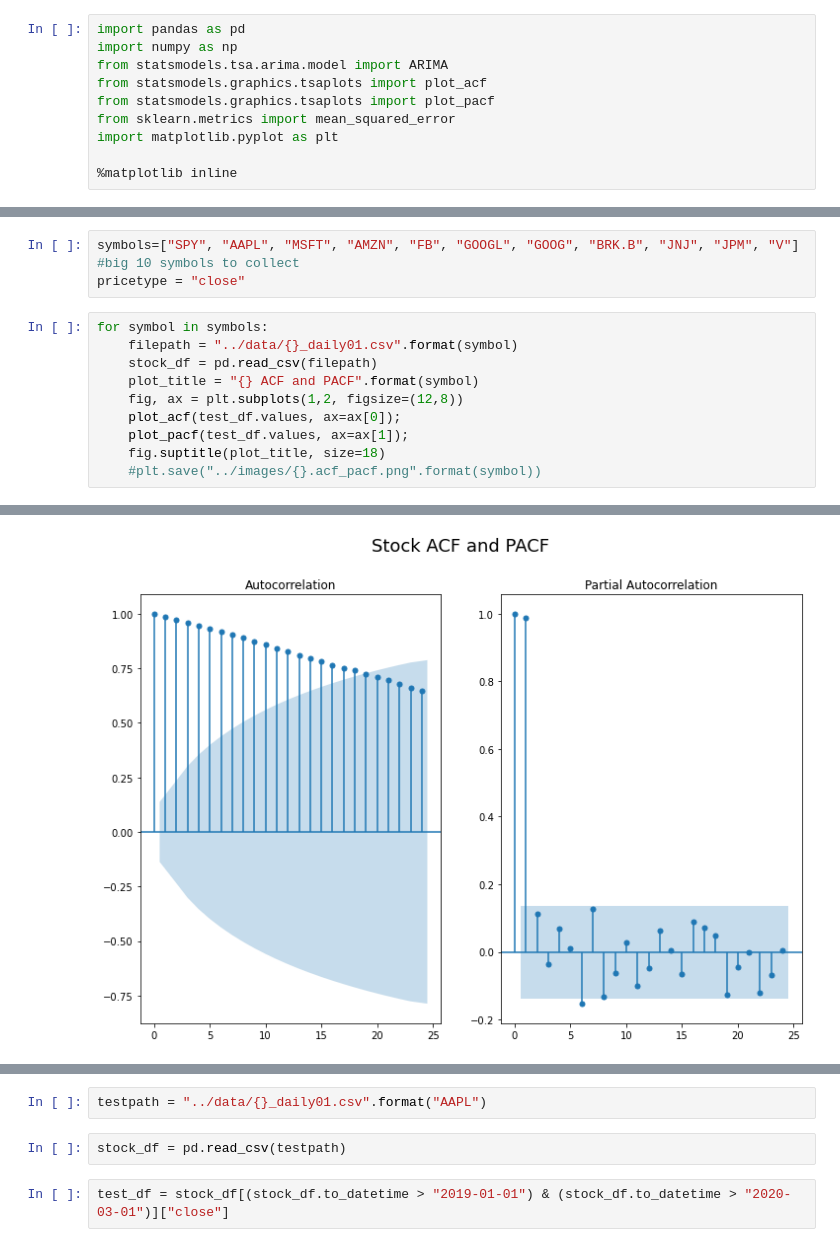
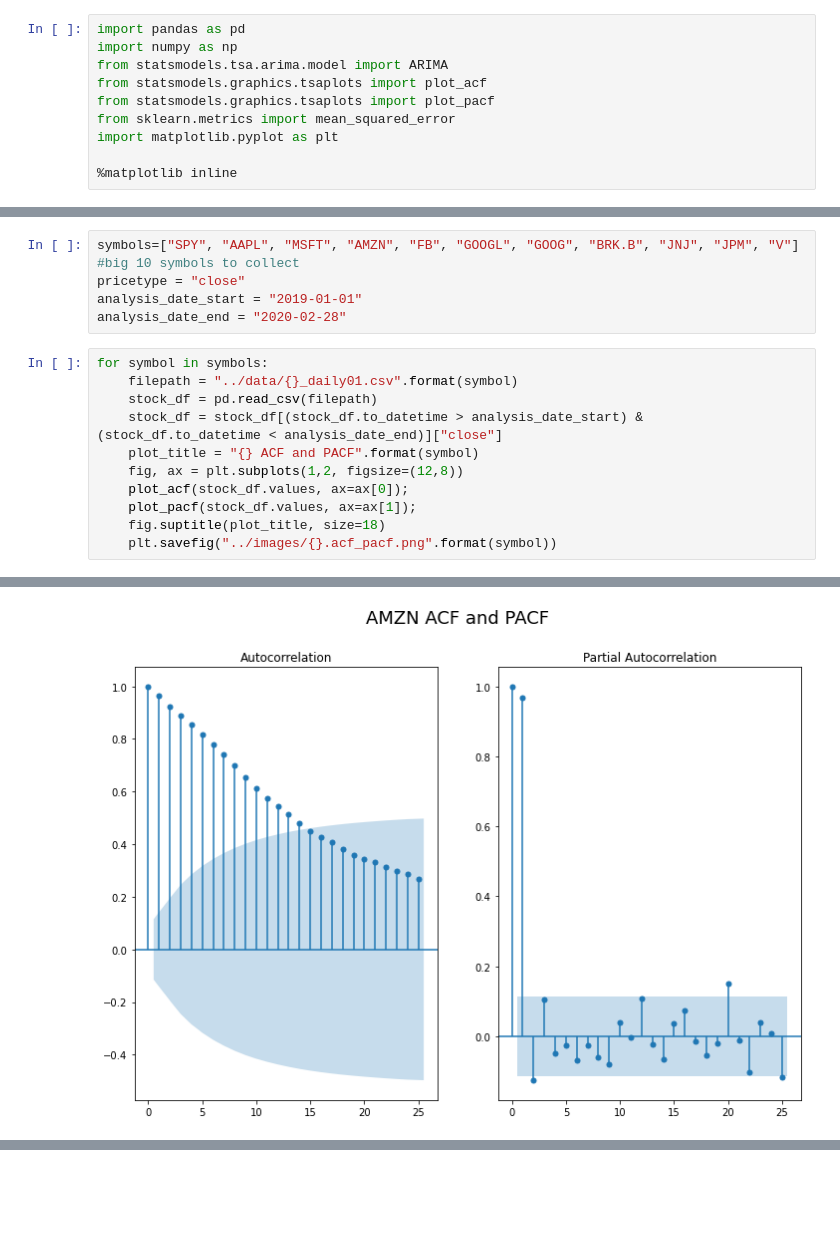
Before and after one commit to yunghanjeong/fitsnbits, a Jupyter notebook: notebooks/spy_stocks_eda.ipynb, the cells around one changed output, grey strips where cells are left out. Saved outputs shown, nothing was run; the diff lists cells and outputs as text; blank space fills up the shorter version.

```diff
--- a/notebooks/spy_stocks_eda.ipynb
+++ b/notebooks/spy_stocks_eda.ipynb
@@ -19,14 +21,17 @@ import matplotlib.pyplot as plt
 # %%
 symbols=["SPY", "AAPL", "MSFT", "AMZN", "FB", "GOOGL", "GOOG", "BRK.B", "JNJ", "JPM", "V"] #big 10 symbols to collect
 pricetype = "close"
+analysis_date_start = "2019-01-01"
+analysis_date_end = "2020-02-28"
 # %%
 for symbol in symbols:
     filepath = "../data/{}_daily01.csv".format(symbol)
     stock_df = pd.read_csv(filepath)
+    stock_df = stock_df[(stock_df.to_datetime > analysis_date_start) & (stock_df.to_datetime < analysis_date_end)]["close"]
     plot_title = "{} ACF and PACF".format(symbol)
     fig, ax = plt.subplots(1,2, figsize=(12,8))
-    plot_acf(test_df.values, ax=ax[0]);
-    plot_pacf(test_df.values, ax=ax[1]);
+    plot_acf(stock_df.values, ax=ax[0]);
+    plot_pacf(stock_df.values, ax=ax[1]);
     fig.suptitle(plot_title, size=18)
-    #plt.save("../images/{}.acf_pacf.png".format(symbol))
+    plt.savefig("../images/{}.acf_pacf.png".format(symbol))
 # %% [output]
@@ -36 +41 @@ for symbol in symbols:
-[figure, old version]
+[figure, new version]
@@ -44,6 +48,0 @@ for symbol in symbols:
-# %%
-testpath = "../data/{}_daily01.csv".format("AAPL")
-# %%
-stock_df = pd.read_csv(testpath)
-# %%
-test_df = stock_df[(stock_df.to_datetime > "2019-01-01") & (stock_df.to_datetime > "2020-03-01")]["close"]
```
Also changed, not shown: parts of 6 cells of this notebook, 11 other files.
